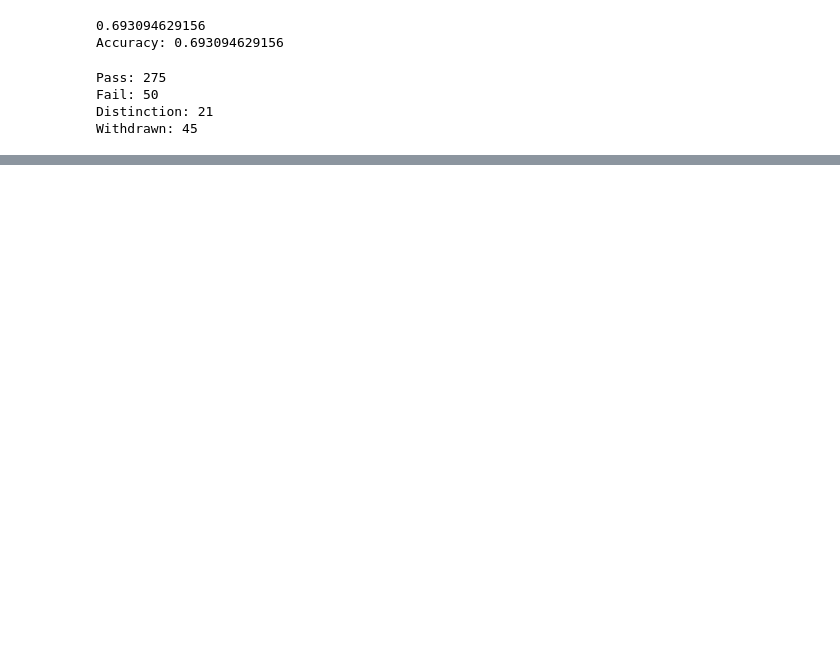
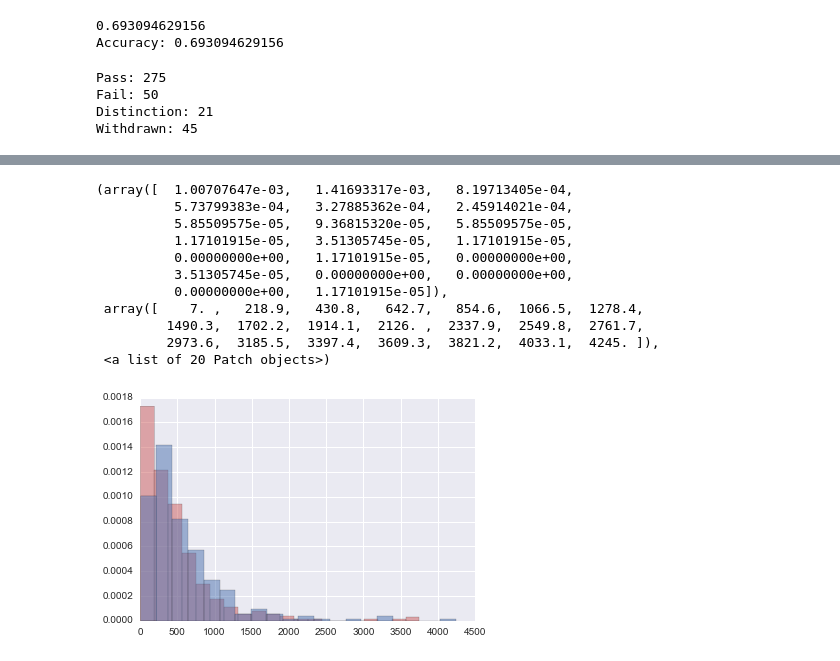
Before and after one commit to marloft/MachineLearningB, a Jupyter notebook: PythonSpyder/Learning NB KNN/NaiveBayesStudents.ipynb, the cells around one changed output, grey strips where cells are left out. Drawn from its saved outputs; the diff is of its cells as text; code cells hidden in the pictures; blank space fills up the shorter version.

```diff
--- a/PythonSpyder/Learning NB KNN/NaiveBayesStudents.ipynb
+++ b/PythonSpyder/Learning NB KNN/NaiveBayesStudents.ipynb
@@ -111,0 +161,16 @@ Withdrawn: 45
+# %%
+plt.hist(testArr, normed=True,color='indianred',alpha=0.5,bins=20)
+plt.hist(trainArr, normed=True,alpha=0.5,bins=20)
+# %% [output]
+(array([  1.00707647e-03,   1.41693317e-03,   8.19713405e-04,
+          5.73799383e-04,   3.27885362e-04,   2.45914021e-04,
+          5.85509575e-05,   9.36815320e-05,   5.85509575e-05,
+          1.17101915e-05,   3.51305745e-05,   1.17101915e-05,
+          0.00000000e+00,   1.17101915e-05,   0.00000000e+00,
+          3.51305745e-05,   0.00000000e+00,   0.00000000e+00,
+          0.00000000e+00,   1.17101915e-05]),
+ array([    7. ,   218.9,   430.8,   642.7,   854.6,  1066.5,  1278.4,
+         1490.3,  1702.2,  1914.1,  2126. ,  2337.9,  2549.8,  2761.7,
+         2973.6,  3185.5,  3397.4,  3609.3,  3821.2,  4033.1,  4245. ]),
+ <a list of 20 Patch objects>)
+[figure, added]
```
Also changed, not shown: parts of 5 cells of this notebook.
